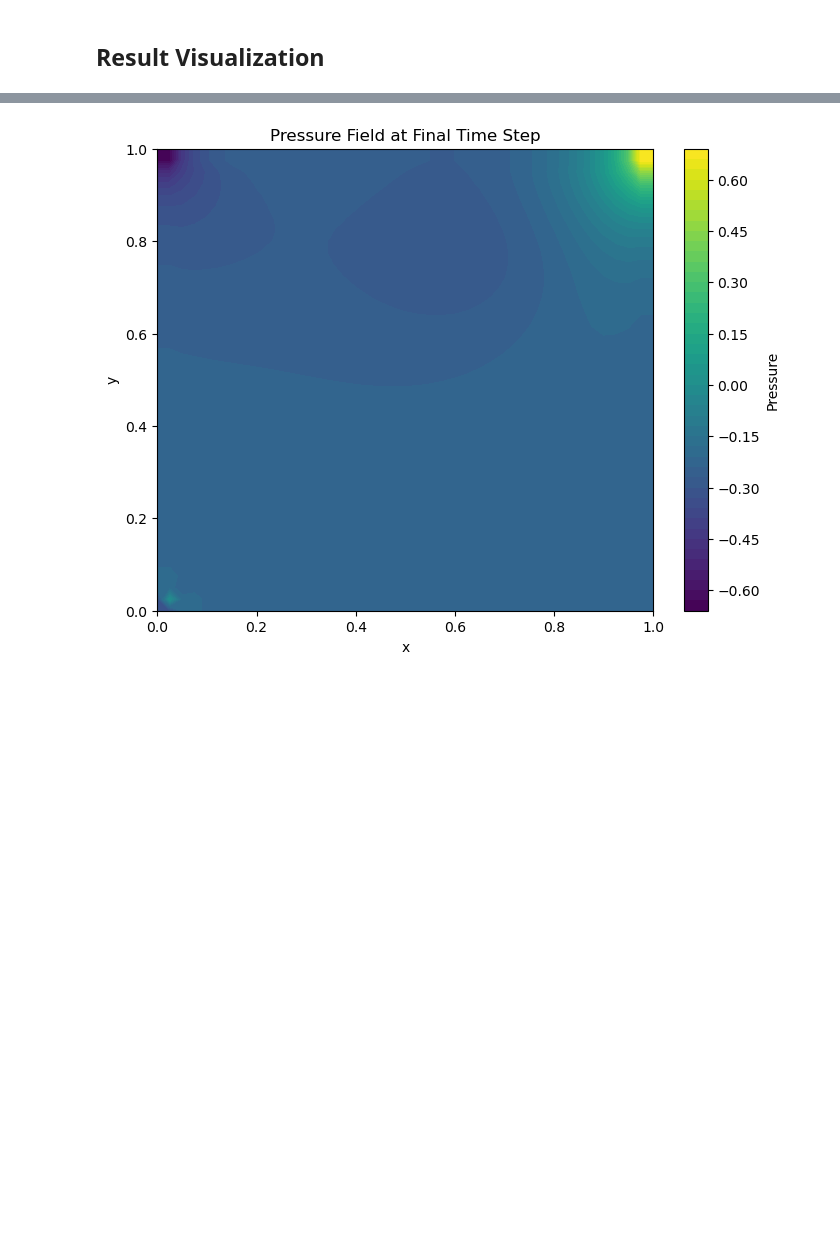
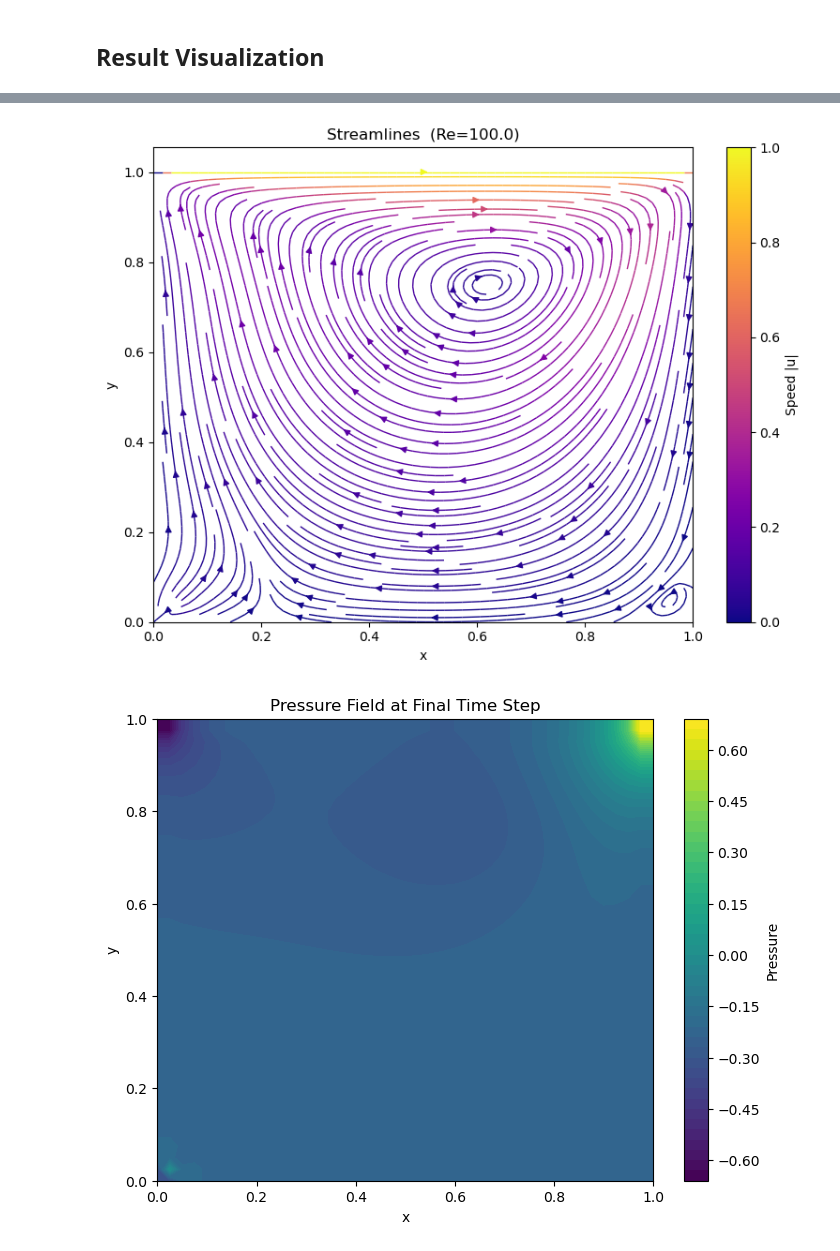
Before and after one commit to harishragul/cfd, a Jupyter notebook: exercise/lid_driven_cavity.ipynb, the cells around one changed output, grey strips where cells are left out. Saved outputs shown, nothing was run; the diff lists cells and outputs as text; code cells hidden in the pictures; blank space fills up the shorter version.

```diff
--- a/exercise/lid_driven_cavity.ipynb
+++ b/exercise/lid_driven_cavity.ipynb
@@ -244,3 +244,15 @@ plt.show()
+# %%
+# Streamlines — primary vortex and corner vortices
+speed = np.sqrt(u**2 + v**2)
+plt.figure(figsize=(8, 6))
+plt.title(f"Streamlines  (Re={Re})")
+plt.streamplot(x, y, u, v, density=2, color=speed, cmap='plasma', linewidth=1)
+plt.colorbar(label='Speed |u|')
+plt.xlabel('x'); plt.ylabel('y')
+plt.tight_layout()
+plt.show()
+# %% [output]
+[figure, added]
 # %%
 # Pressure Field Visualization
 plt.figure(figsize=(8, 6))
```
Also changed, not shown: parts of 4 cells of this notebook, 1 other file.
